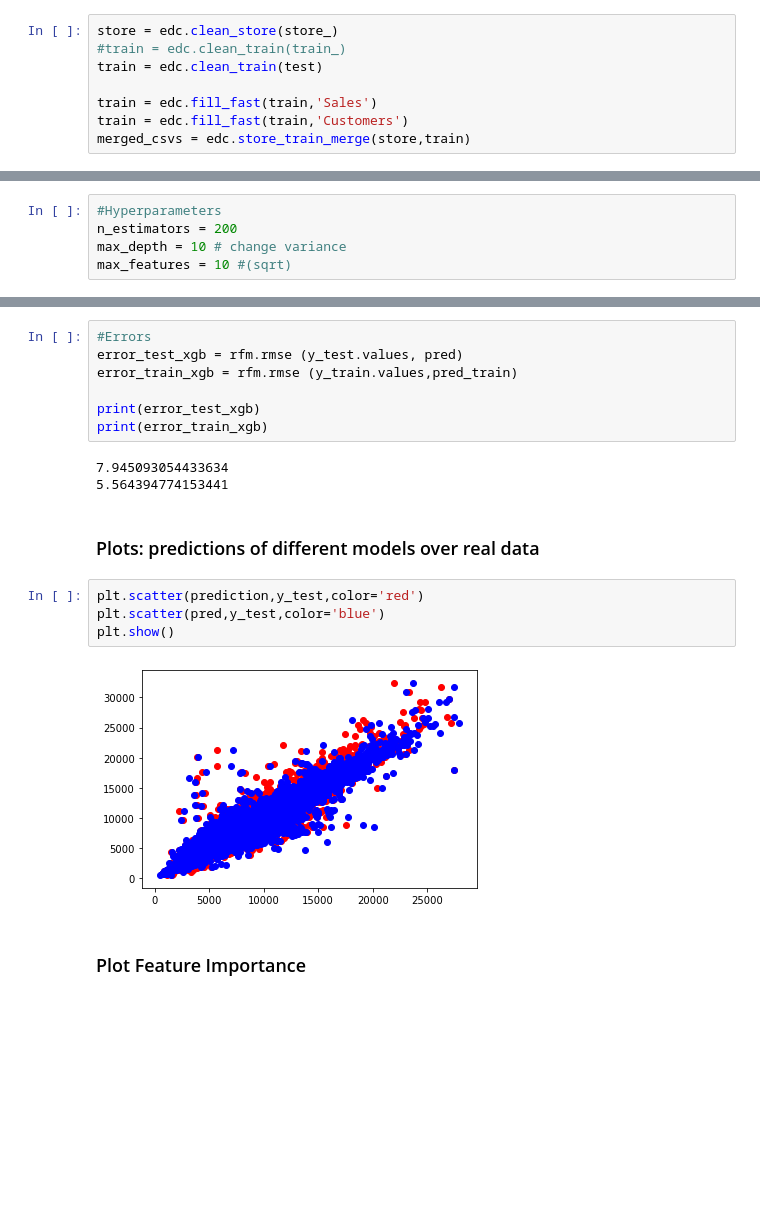
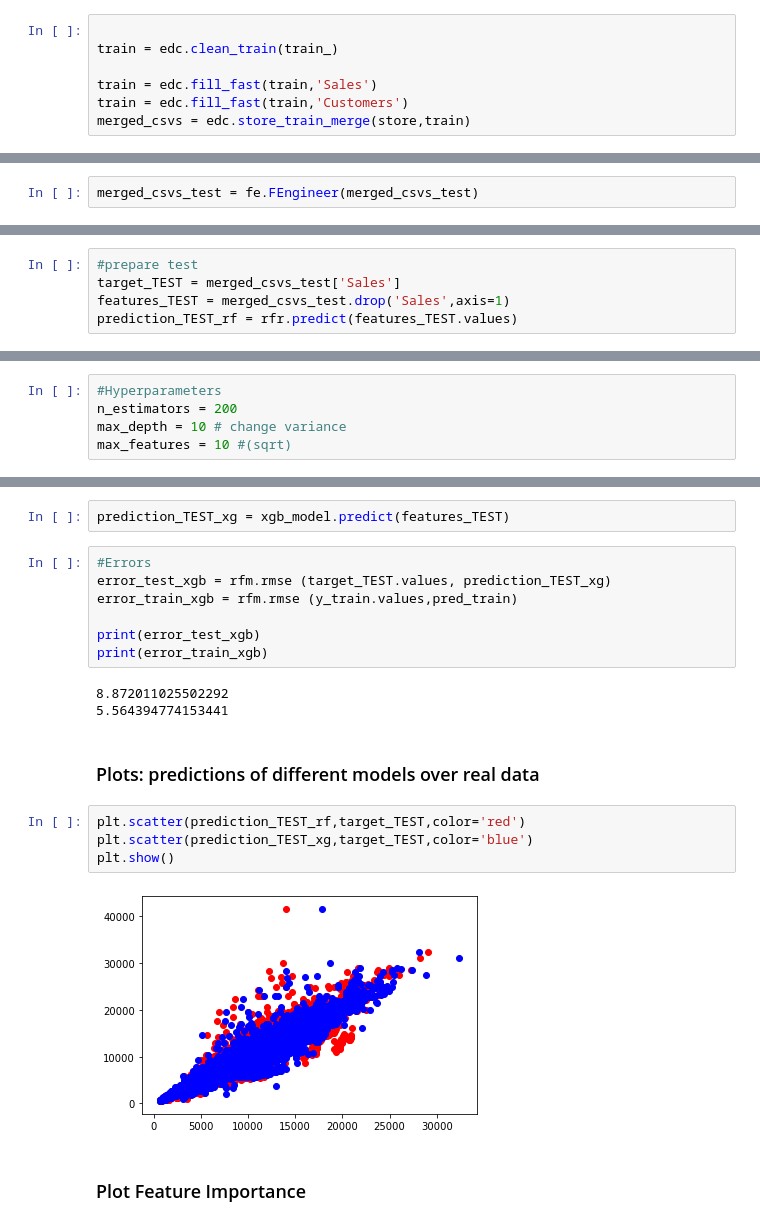
Before and after one commit to educatorsRlearners/minicomp, a Jupyter notebook: Data_prediction.ipynb, the cells around one changed output, grey strips where cells are left out. Drawn from its saved outputs; the diff is of its cells as text; blank space fills up the shorter version.

```diff
--- a/Data_prediction.ipynb
+++ b/Data_prediction.ipynb
@@ -30,7 +38,6 @@ train.csv
 # %%
-store = edc.clean_store(store_)
-#train = edc.clean_train(train_)
-train = edc.clean_train(test)
+
+train = edc.clean_train(train_)
 
 train = edc.fill_fast(train,'Sales')
 train = edc.fill_fast(train,'Customers')
@@ -39,6 +46,8 @@ merged_csvs = edc.store_train_merge(store,train)
 ### Feature Engineering
 # %%
 fe_merge = fe.FEngineer(merged_csvs)
+# %%
+merged_csvs_test = fe.FEngineer(merged_csvs_test)
 # %% [markdown]
 ### Train - Validation -Split
 # %%
@@ -86,0 +96,5 @@ rfr, prediction, prediction_train = rfm.rfm_fit(X_train, X_test, y_train, y_test
+# %%
+#prepare test
+target_TEST = merged_csvs_test['Sales']
+features_TEST = merged_csvs_test.drop('Sales',axis=1)
+prediction_TEST_rf = rfr.predict(features_TEST.values)
@@ -108,21 +129,23 @@ xgb_model ,pred, pred_train = rfm.xgboost(X_train, X_test, y_train, y_test,n_est
+# %%
+prediction_TEST_xg = xgb_model.predict(features_TEST)
 # %%
 #Errors
-error_test_xgb = rfm.rmse (y_test.values, pred)
+error_test_xgb = rfm.rmse (target_TEST.values, prediction_TEST_xg)
 error_train_xgb = rfm.rmse (y_train.values,pred_train)
 
 print(error_test_xgb)
 print(error_train_xgb)
 # %% [output]
-7.945093054433634
+8.872011025502292
 5.564394774153441
 # %% [markdown]
 ### Plots: predictions of different models over real data
 # %%
-plt.scatter(prediction,y_test,color='red')
-plt.scatter(pred,y_test,color='blue')
+plt.scatter(prediction_TEST_rf,target_TEST,color='red')
+plt.scatter(prediction_TEST_xg,target_TEST,color='blue')
 plt.show()
 # %% [output]
-[figure, old version]
+[figure, new version]
 # %% [markdown]
 ### Plot Feature Importance
 # %%
```
Also changed, not shown: parts of 6 cells of this notebook.
